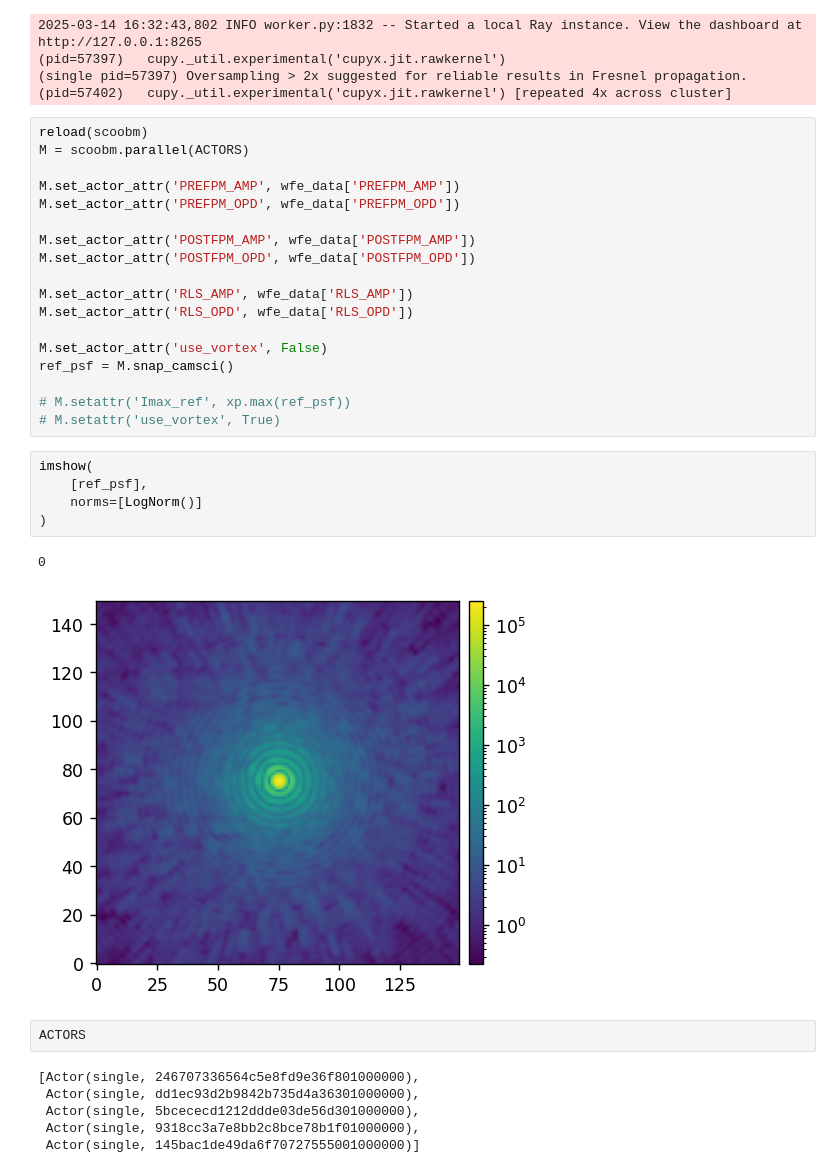
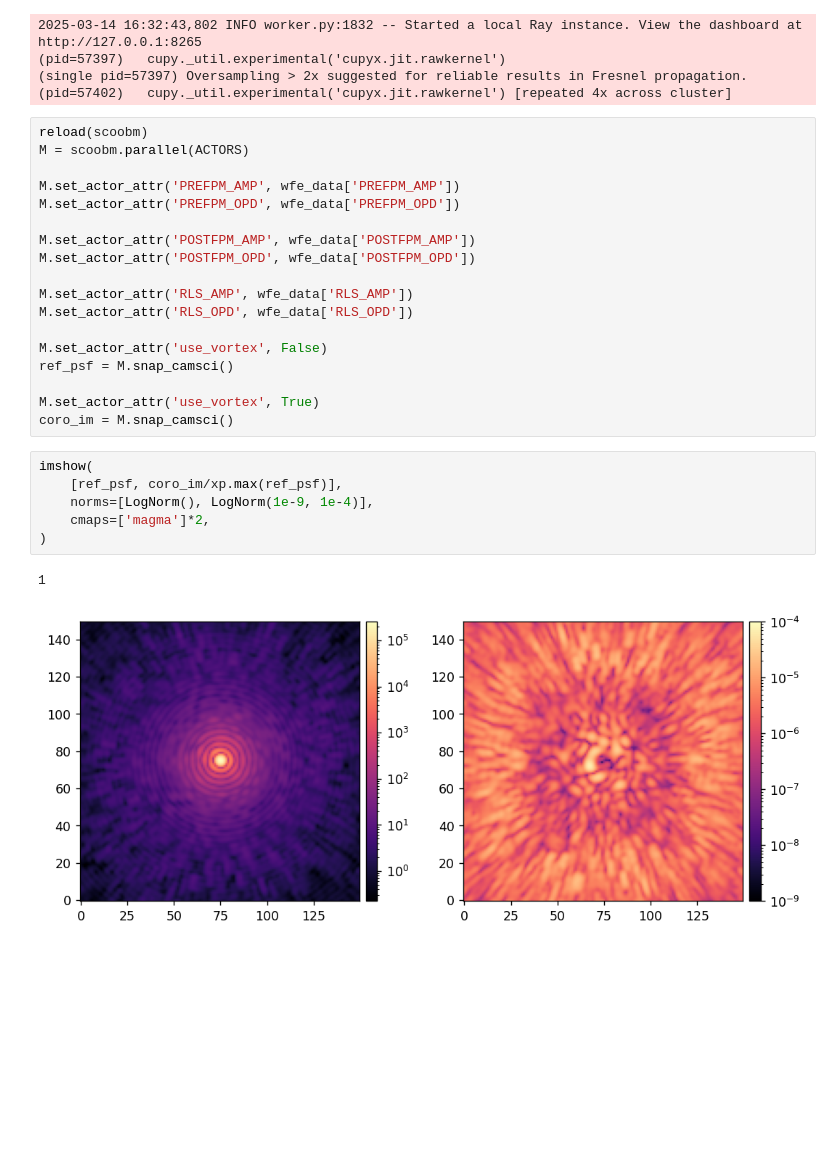
Before and after one commit to kian1377/scoob-llowfsc, a Jupyter notebook: sim-notebooks/scoob_model_tests_bb.ipynb, the cells around one changed output. Saved outputs shown, nothing was run; the diff lists cells and outputs as text; blank space fills up the shorter version.

```diff
--- a/sim-notebooks/scoob_model_tests_bb.ipynb
+++ b/sim-notebooks/scoob_model_tests_bb.ipynb
@@ -105,21 +105,14 @@ M.set_actor_attr('RLS_OPD', wfe_data['RLS_OPD'])
 M.set_actor_attr('use_vortex', False)
 ref_psf = M.snap_camsci()
 
-# M.setattr('Imax_ref', xp.max(ref_psf))
-# M.setattr('use_vortex', True)
+M.set_actor_attr('use_vortex', True)
+coro_im = M.snap_camsci()
-# %%
-imshow(
-    [ref_psf],
-    norms=[LogNorm()]
-)
-# %% [output]
-0
-[figure, removed]
-# %%
-ACTORS
-# %% [output]
-[Actor(single, 246707336564c5e8fd9e36f801000000),
- Actor(single, dd1ec93d2b9842b735d4a36301000000),
- Actor(single, 5bcececd1212ddde03de56d301000000),
- Actor(single, 9318cc3a7e8bb2c8bce78b1f01000000),
- Actor(single, 145bac1de49da6f70727555001000000)]
+# %%
+imshow(
+    [ref_psf, coro_im/xp.max(ref_psf)],
+    norms=[LogNorm(), LogNorm(1e-9, 1e-4)],
+    cmaps=['magma']*2,
+)
+# %% [output]
+1
+[figure, added]
```
